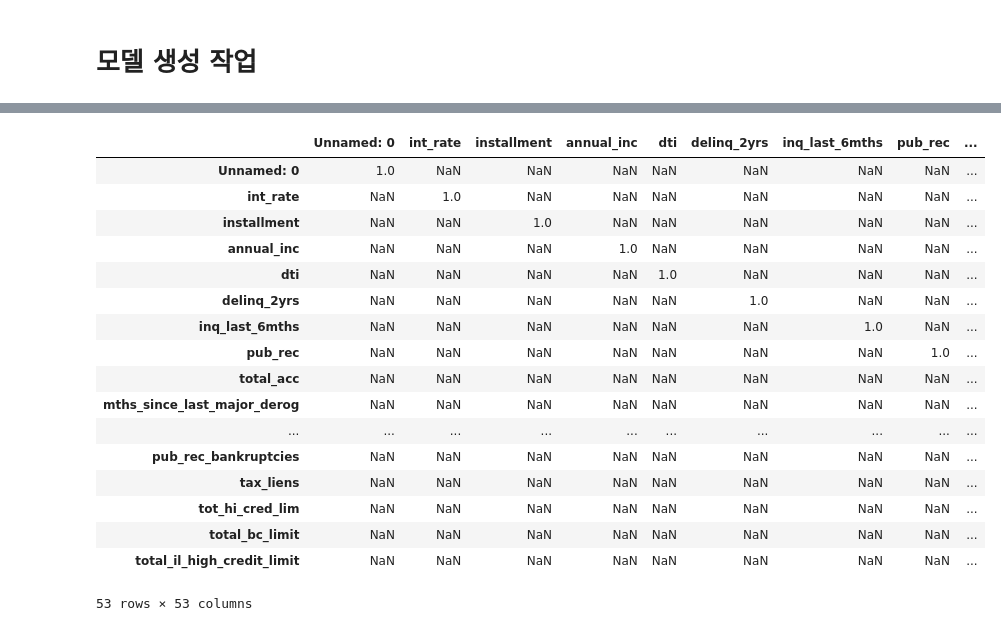
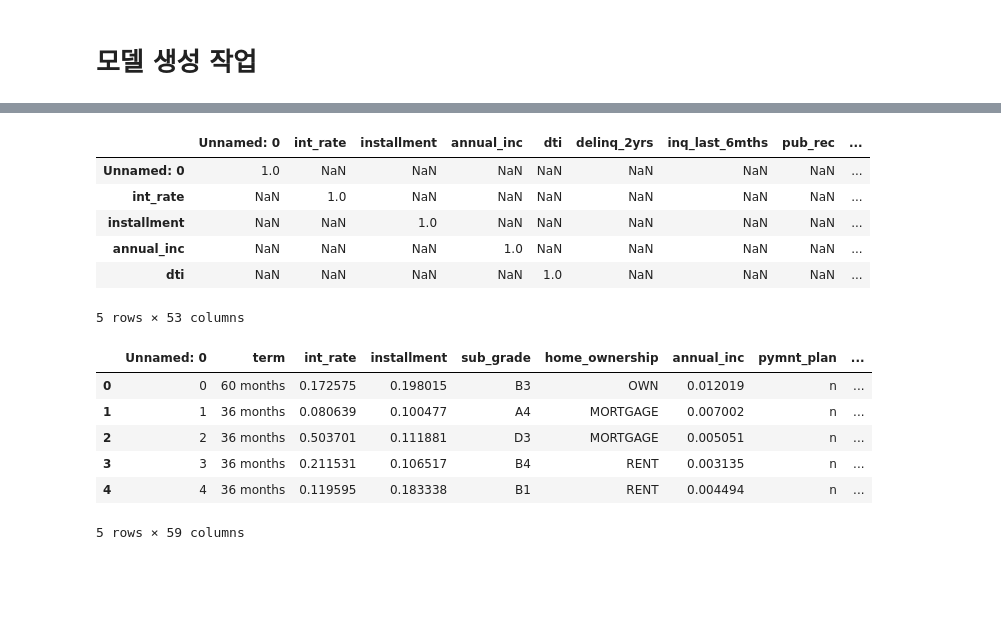
Before and after one commit to devyohan/fc_team_project2, a Jupyter notebook: presentation.ipynb, the cells around one changed output, grey strips where cells are left out. Saved outputs shown, nothing was run; the diff lists cells and outputs as text; code cells hidden in the pictures; blank space fills up the shorter version.

```diff
--- a/presentation.ipynb
+++ b/presentation.ipynb
@@ -32,7 +32,7 @@
 요정도 내용들을 플로우 짜서 가야할듯 해요.
 # %%
 #dfData3 = pd.read_csv('~/hosthome/Documents/workspaces/projects/fc_team_project2/datasets/lcdf3.csv')
-dfData = pd.read_csv("~/hosthome/Documents/workspaces/projects/fc_team_project2/datasets/lcdf4.csv")
+df0 = pd.read_csv("~/hosthome/Documents/workspaces/projects/fc_team_project2/datasets/lcdf4.csv")
 # %% [markdown]
 # 데이터 소개
 # %% [markdown]
@@ -63,5 +52,5 @@ dfcorr[(dfcorr >= 0.8) | (dfcorr <= -0.8)].fillna('')
 # %%
-dfData.drop(['out_prncp', 'out_prncp_inv', 'total_pymnt',
+df0.drop(['out_prncp', 'out_prncp_inv', 'total_pymnt',
              'total_pymnt', 'total_pymnt_inv', 'total_rec_prncp',
              'total_rec_int', 'total_rec_late_fee', 'recoveries',
              'collection_recovery_fee', 'collections_12_mths_ex_med'],
@@ -92,5 +70,5 @@ dfcorr[(dfcorr >= 0.8) | (dfcorr <= -0.8)].fillna('')
 # %%
-dfnew = dfData.drop(['loan_amnt', 'mths_since_last_delinq',
+df1 = df0.drop(['loan_amnt', 'mths_since_last_delinq',
                      'mths_since_last_record', 'last_pymnt_amnt',
                      'open_acc', 'revol_util', 'revol_bal',
                      'acc_now_delinq', 'tot_cur_bal', 'total_bal_il',
@@ -100,23 +78,23 @@ dfnew = dfData.drop(['loan_amnt', 'mths_since_last_delinq',
                      'total_bal_ex_mort', 'num_actv_rev_tl'],
                     axis=1)
 # %%
-dfnew.corr()[(dfnew.corr() >= 0.8) | (dfnew.corr() <= -0.8)]
+df1.corr()[(df1.corr() >= 0.8) | (df1.corr() <= -0.8)].head()
 # %% [output]
 |  | Unnamed: 0 | int_rate | installment | annual_inc | dti | delinq_2yrs | inq_last_6mths | pub_rec | ... |
 | Unnamed: 0 | 1.0 | NaN | NaN | NaN | NaN | NaN | NaN | NaN | ... |
 | int_rate | NaN | 1.0 | NaN | NaN | NaN | NaN | NaN | NaN | ... |
 | installment | NaN | NaN | 1.0 | NaN | NaN | NaN | NaN | NaN | ... |
 | annual_inc | NaN | NaN | NaN | 1.0 | NaN | NaN | NaN | NaN | ... |
 | dti | NaN | NaN | NaN | NaN | 1.0 | NaN | NaN | NaN | ... |
-| delinq_2yrs | NaN | NaN | NaN | NaN | NaN | 1.0 | NaN | NaN | ... |
-| inq_last_6mths | NaN | NaN | NaN | NaN | NaN | NaN | 1.0 | NaN | ... |
-| pub_rec | NaN | NaN | NaN | NaN | NaN | NaN | NaN | 1.0 | ... |
-| total_acc | NaN | NaN | NaN | NaN | NaN | NaN | NaN | NaN | ... |
-| mths_since_last_major_derog | NaN | NaN | NaN | NaN | NaN | NaN | NaN | NaN | ... |
-| ... | ... | ... | ... | ... | ... | ... | ... | ... | ... |
-| pub_rec_bankruptcies | NaN | NaN | NaN | NaN | NaN | NaN | NaN | NaN | ... |
-| tax_liens | NaN | NaN | NaN | NaN | NaN | NaN | NaN | NaN | ... |
-| tot_hi_cred_lim | NaN | NaN | NaN | NaN | NaN | NaN | NaN | NaN | ... |
-| total_bc_limit | NaN | NaN | NaN | NaN | NaN | NaN | NaN | NaN | ... |
-| total_il_high_credit_limit | NaN | NaN | NaN | NaN | NaN | NaN | NaN | NaN | ... |
-53 rows × 53 columns
+5 rows × 53 columns
+# %%
+df1['const'] = 1
+df1.head()
+# %% [output]
+|  | Unnamed: 0 | term | int_rate | installment | sub_grade | home_ownership | annual_inc | pymnt_plan | ... |
+| 0 | 0 | 60 months | 0.172575 | 0.198015 | B3 | OWN | 0.012019 | n | ... |
+| 1 | 1 | 36 months | 0.080639 | 0.100477 | A4 | MORTGAGE | 0.007002 | n | ... |
+| 2 | 2 | 36 months | 0.503701 | 0.111881 | D3 | MORTGAGE | 0.005051 | n | ... |
+| 3 | 3 | 36 months | 0.211531 | 0.106517 | B4 | RENT | 0.003135 | n | ... |
+| 4 | 4 | 36 months | 0.119595 | 0.183338 | B1 | RENT | 0.004494 | n | ... |
+5 rows × 59 columns
```
Also changed, not shown: parts of 15 cells of this notebook.
